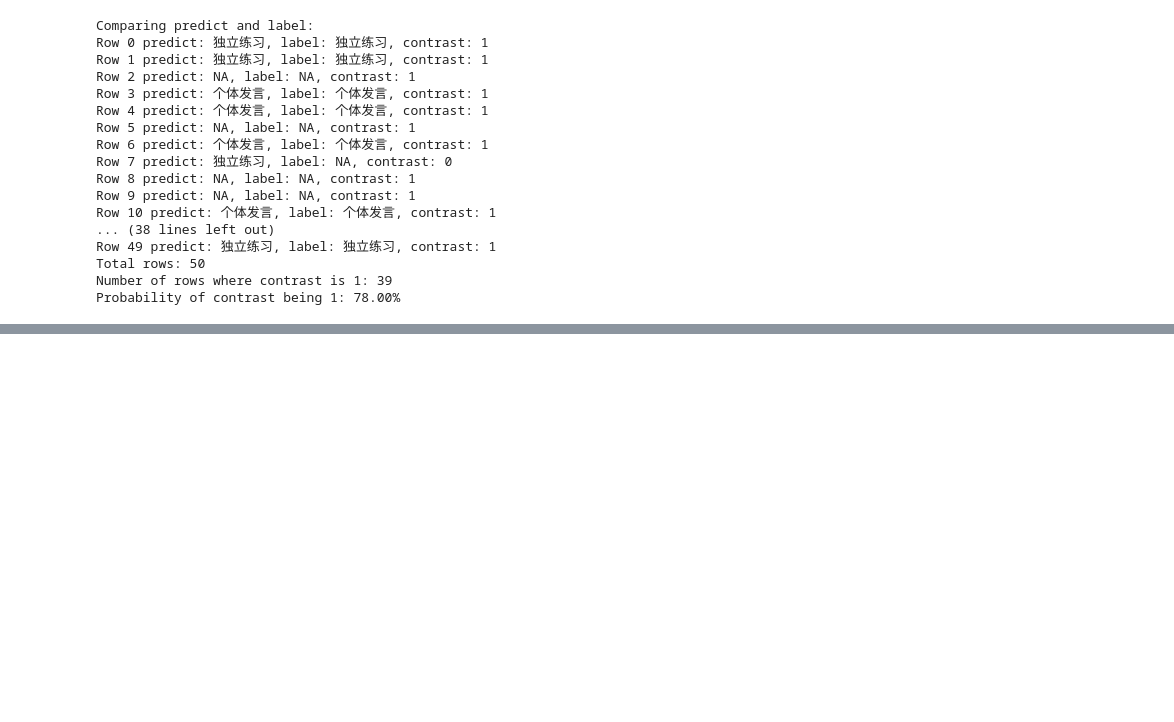
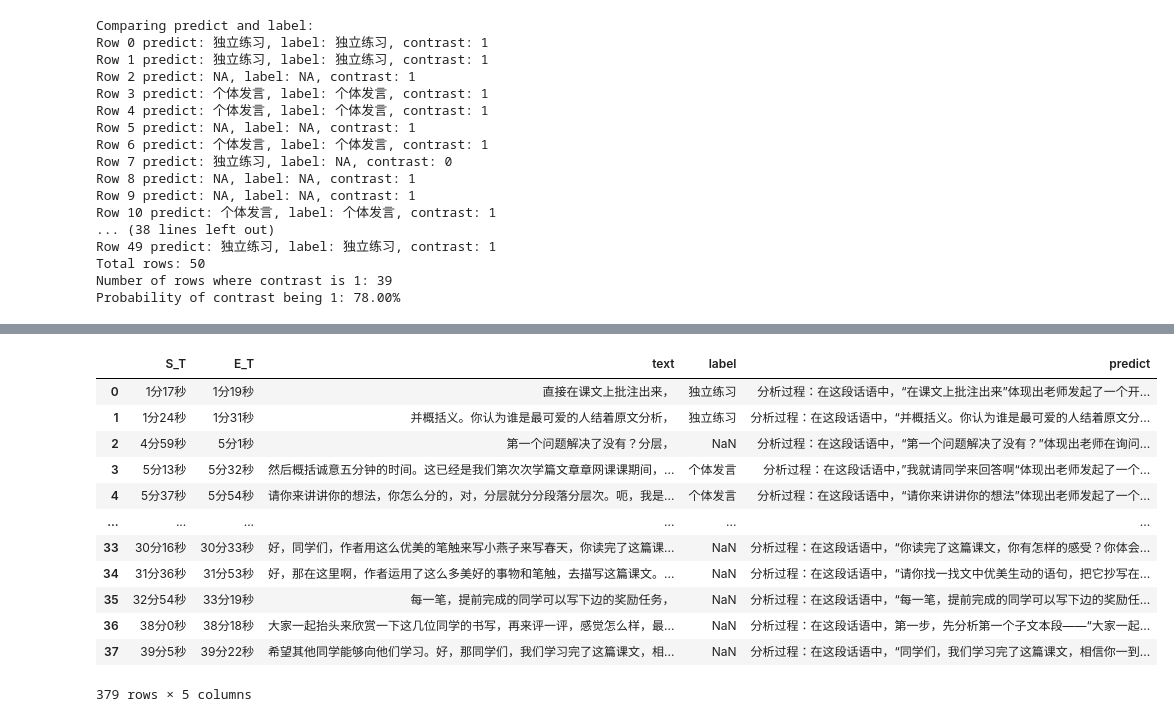
Before and after one commit to luoruijie/class_acitvity_identify, a Jupyter notebook: code/data_process/2.Calculation_indicator_code/人工标注与API接口跑出来的课堂场景类别评估/judgment.ipynb, the cells around one changed output, grey strips where cells are left out. Saved outputs shown, nothing was run; the diff lists cells and outputs as text; code cells hidden in the pictures; blank space fills up the shorter version.

```diff
--- a/code/data_process/2.Calculation_indicator_code/人工标注与API接口跑出来的课堂场景类别评估/judgment.ipynb
+++ b/code/data_process/2.Calculation_indicator_code/人工标注与API接口跑出来的课堂场景类别评估/judgment.ipynb
@@ -238,0 +241,25 @@ df
+# %%
+import pandas as pd
+import os
+list1 = []
+for item in os.listdir("未评估数据"):
+    if "gpt4o" in item:
+        df = pd.read_excel(os.path.join("未评估数据",item))
+        list1.append(df)
+# %%
+df = pd.concat(list1)
+df
+# %% [output]
+|  | S_T | E_T | text | label | predict |
+| 0 | 1分17秒 | 1分19秒 | 直接在课文上批注出来， | 独立练习 | 分析过程：在这段话语中，“在课文上批注出来”体现出老师发起了一个开... |
+| 1 | 1分24秒 | 1分31秒 | 并概括义。你认为谁是最可爱的人结着原文分析， | 独立练习 | 分析过程：在这段话语中，“并概括义。你认为谁是最可爱的人结着原文分... |
+| 2 | 4分59秒 | 5分1秒 | 第一个问题解决了没有？分层， | NaN | 分析过程：在这段话语中，“第一个问题解决了没有？”体现出老师在询问... |
+| 3 | 5分13秒 | 5分32秒 | 然后概括诚意五分钟的时间。这已经是我们第次次学篇文章章网课课期间，... | 个体发言 | 分析过程：在这段话语中，”我就请同学来回答啊“体现出老师发起了一个... |
+| 4 | 5分37秒 | 5分54秒 | 请你来讲讲你的想法，你怎么分的，对，分层就分分段落分层次。呃，我是... | 个体发言 | 分析过程：在这段话语中，“请你来讲讲你的想法”体现出老师发起了一个... |
+| ... | ... | ... | ... | ... | ... |
+| 33 | 30分16秒 | 30分33秒 | 好，同学们，作者用这么优美的笔触来写小燕子来写春天，你读完了这篇课... | NaN | 分析过程：在这段话语中，“你读完了这篇课文，你有怎样的感受？你体会... |
+| 34 | 31分36秒 | 31分53秒 | 好，那在这里啊，作者运用了这么多美好的事物和笔触，去描写这篇课文。... | NaN | 分析过程：在这段话语中，“请你找一找文中优美生动的语句，把它抄写在... |
+| 35 | 32分54秒 | 33分19秒 | 每一笔，提前完成的同学可以写下边的奖励任务， | NaN | 分析过程：在这段话语中，“每一笔，提前完成的同学可以写下边的奖励任... |
+| 36 | 38分0秒 | 38分18秒 | 大家一起抬头来欣赏一下这几位同学的书写，再来评一评，感觉怎么样，最... | NaN | 分析过程：在这段话语中，第一步，先分析第一个子文本段——“大家一起... |
+| 37 | 39分5秒 | 39分22秒 | 希望其他同学能够向他们学习。好，那同学们，我们学习完了这篇课文，相... | NaN | 分析过程：在这段话语中，“同学们，我们学习完了这篇课文，相信你一到... |
+379 rows × 5 columns
```
Also changed, not shown: parts of 2 cells of this notebook, 4 other files.
